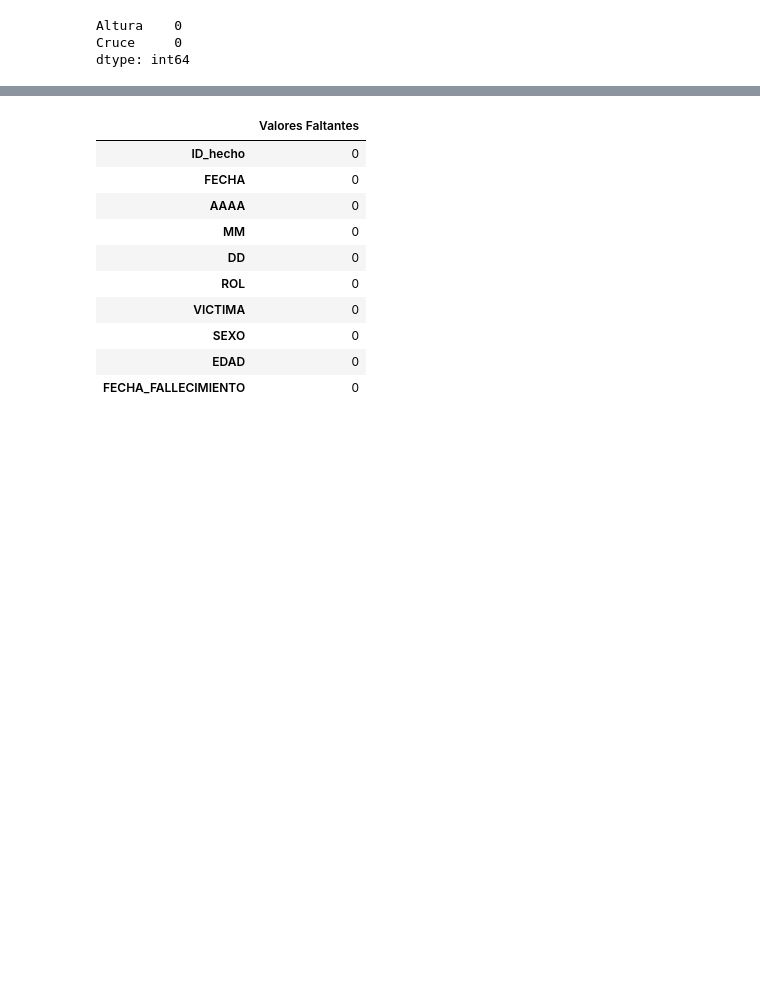
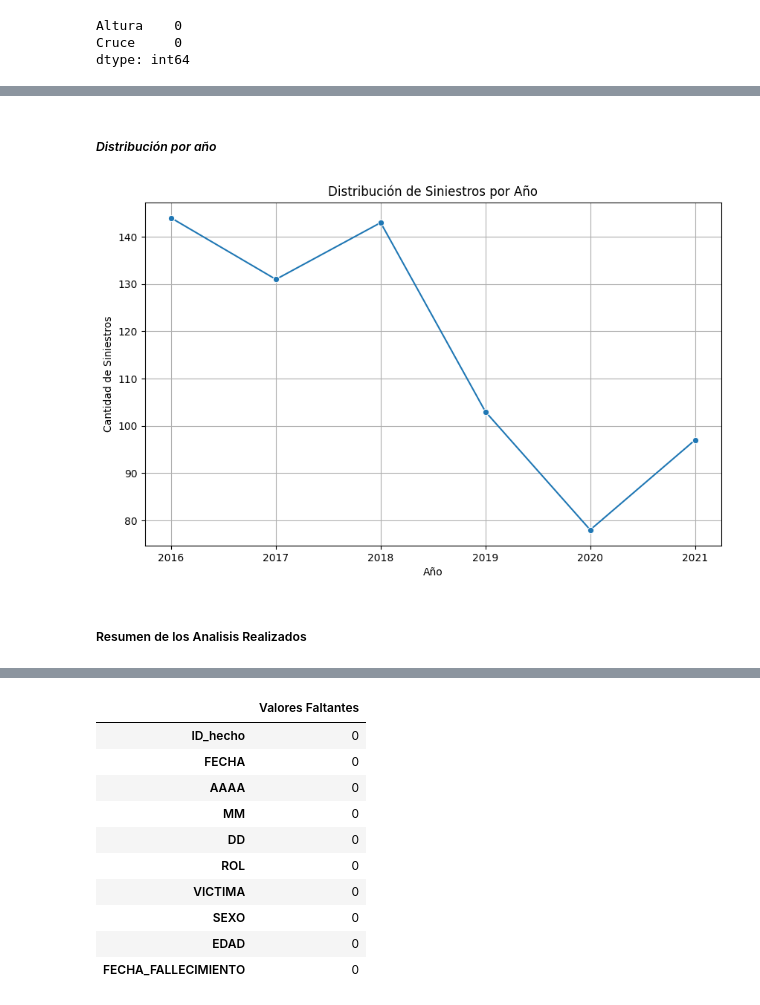
Before and after one commit to maxilucchesi/PI-DataAnalytics, a Jupyter notebook: EDA.ipynb, the cells around one changed output, grey strips where cells are left out. Cells and saved outputs as stored; diff of their text form; code cells hidden in the pictures; blank space fills up the shorter version.

```diff
--- a/EDA.ipynb
+++ b/EDA.ipynb
@@ -191,0 +243,18 @@ dtype: int64
+# %% [markdown]
+##### _Distribución por año_
+# %%
+# Análisis de distribución por año
+distribucion_anio = homicidios_hechos['AAAA'].value_counts().sort_index()
+
+# Visualización de la distribución por año con gráfico de líneas
+plt.figure(figsize=(10, 6))
+sns.lineplot(x=distribucion_anio.index, y=distribucion_anio.values, marker='o')
+plt.title('Distribución de Siniestros por Año')
+plt.xlabel('Año')
+plt.ylabel('Cantidad de Siniestros')
+plt.grid(True)
+plt.show()
+# %% [output]
+[figure, added]
+# %% [markdown]
+##### Resumen de los Analisis Realizados
```
Also changed, not shown: parts of 93 cells of this notebook, 3 other files.
